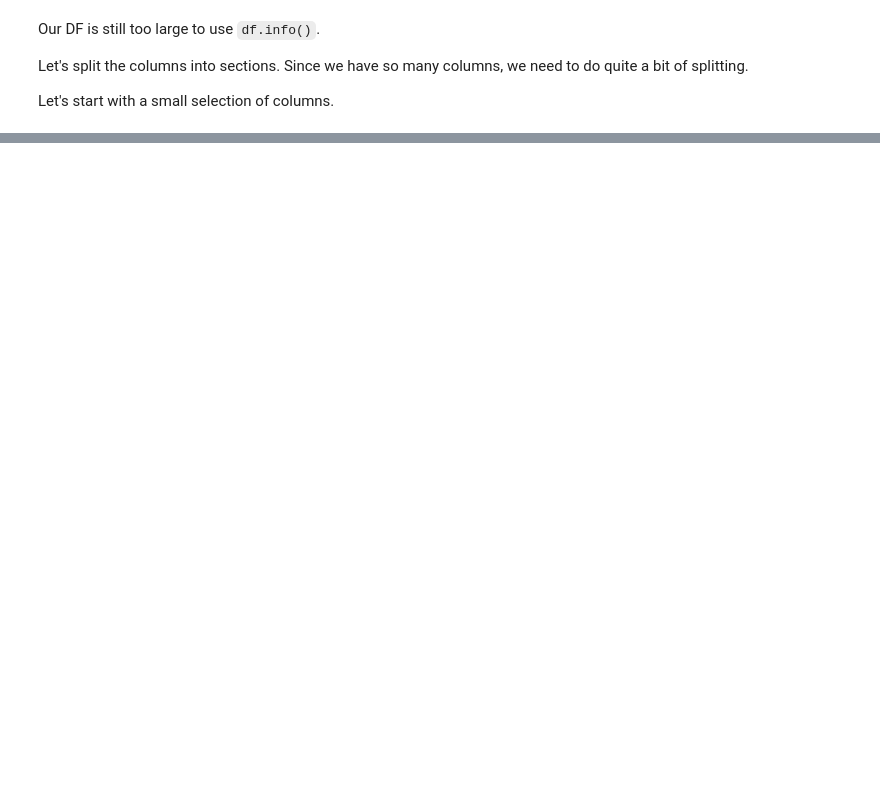
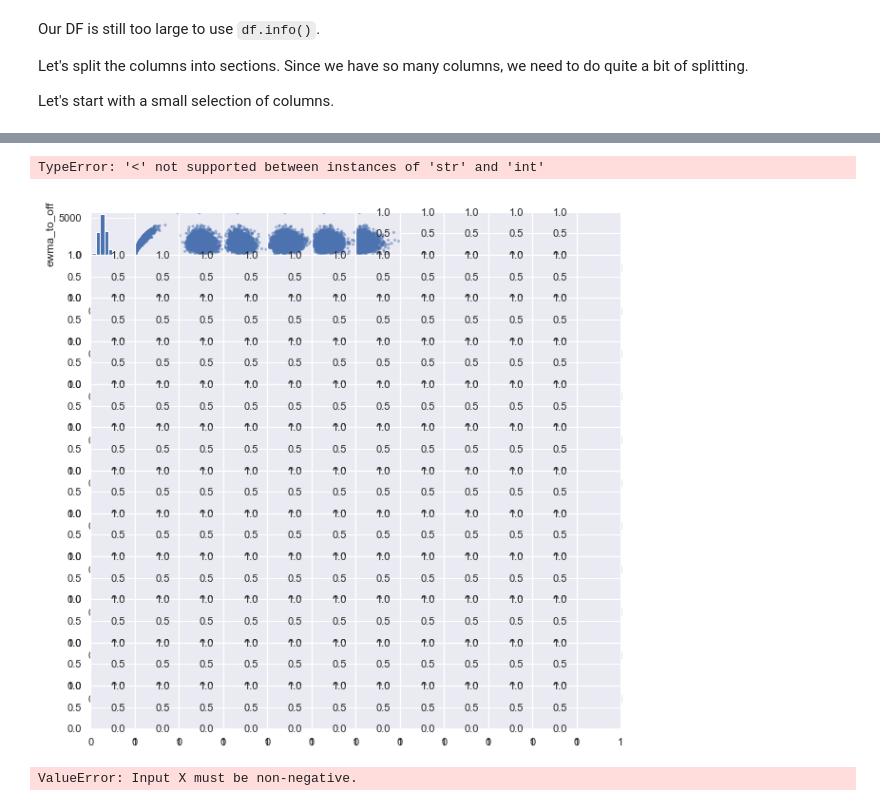
Before and after one commit to edubu2/metis-project2, a Jupyter notebook: code/feature_engineering.ipynb, the cells around one changed output, grey strips where cells are left out. Saved outputs shown, nothing was run; the diff lists cells and outputs as text; code cells hidden in the pictures; blank space fills up the shorter version.

```diff
--- a/code/feature_engineering.ipynb
+++ b/code/feature_engineering.ipynb
@@ -148,0 +508,39 @@ sns.pairplot(ewma_df, plot_kws=dict(alpha=.1, edgecolor='none'))
+# %%
+X = game_df[[
+ 'decade',
+ 'team_home_game',
+ 'ewma_result_win',
+ 'ewma_result_tie',
+ 'ewma_pts_off',
+ 'ewma_pts_def',
+ 'ewma_margin',
+ 'ewma_first_down_off',
+ 'ewma_yards_off',
+ 'ewma_pass_yds_off',
+ 'ewma_rush_yds_off',
+ 'ewma_to_off',
+ 'ewma_to2_off',
+ 'ewma_yards_def',
+ 'ewma_pass_yds_def',
+ 'ewma_rush_yds_def',
+ 'ewma_to_def',
+ 'ewma_to2_def',
+ 'ewma_result_win_opp',
+ 'ewma_pts_off_opp',
+ 'ewma_pts_def_opp',
+ 'ewma_margin_opp',
+ 'ewma_first_down_off_opp',
+ 'ewma_yards_off_opp',
+ 'ewma_pass_yds_off_opp',
+ 'ewma_rush_yds_off_opp',
+ 'ewma_to_off_opp',
+ 'ewma_to2_off_opp',
+ 'ewma_yards_def_opp',
+ 'ewma_pass_yds_def_opp',
+ 'ewma_rush_yds_def_opp',
+ 'ewma_to_def_opp',
+ 'ewma_to2_def_opp']]
+
+y = game_df['margin']
+
+split_and_validate(X, y)
@@ -148,0 +607,6 @@ sns.pairplot(ewma_df, plot_kws=dict(alpha=.1, edgecolor='none'))
+# %%
+fig, ax = plt.subplots(figsize=(10,10))
+pd.plotting.scatter_matrix(X[X.columns[10:20]], ax=ax);
+# %% [output]
+TypeError: '<' not supported between instances of 'str' and 'int'
+[figure, added]
@@ -148,0 +616,6 @@ sns.pairplot(ewma_df, plot_kws=dict(alpha=.1, edgecolor='none'))
+# %%
+from sklearn.feature_selection import SelectKBest, chi2
+
+X_new = SelectKBest(chi2, k=10).fit_transform(X, y)
+# %% [output]
+ValueError: Input X must be non-negative.
```
Also changed, not shown: parts of 39 cells of this notebook, 1 other file.
